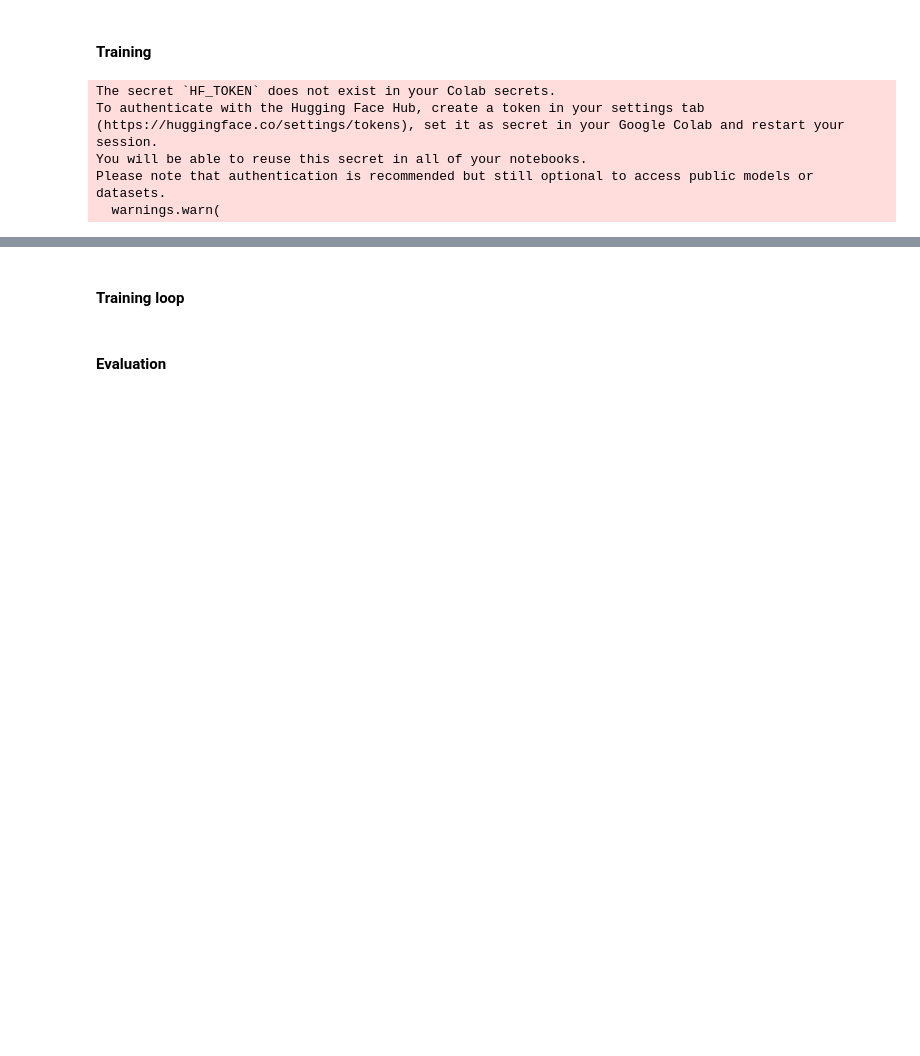
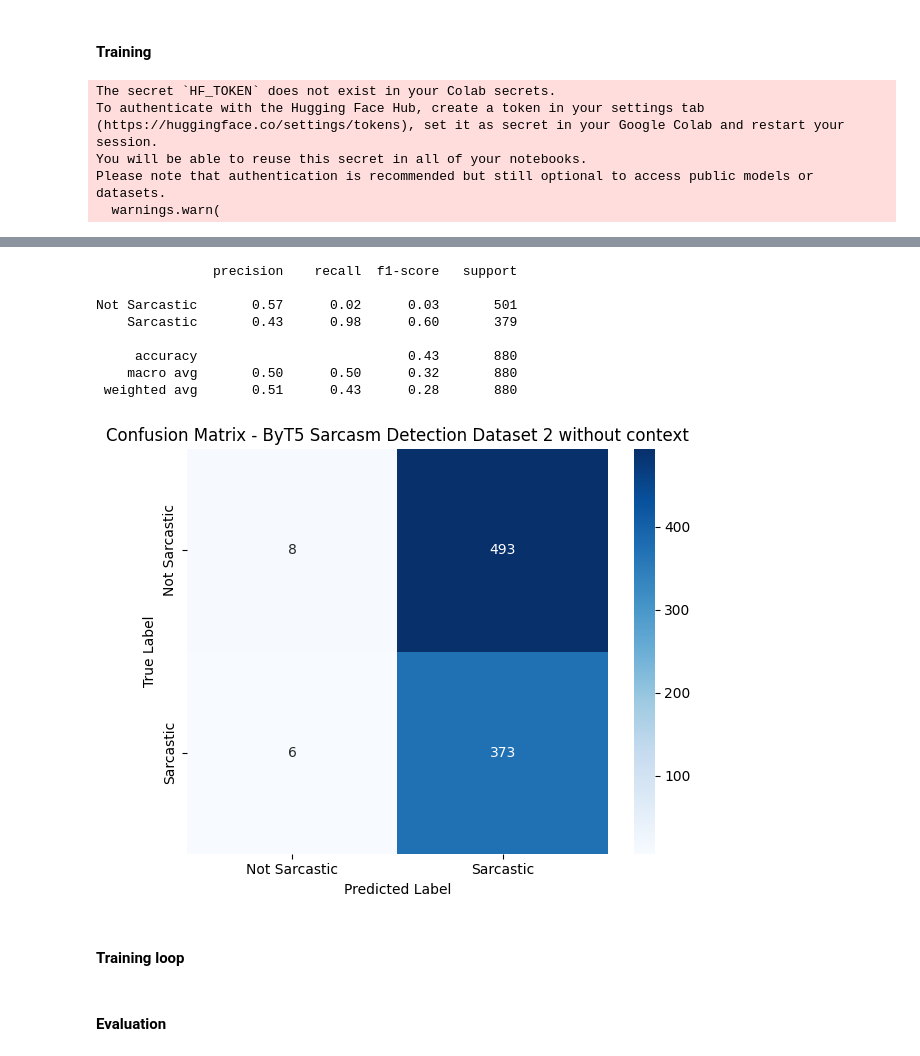
Before and after one commit to minhtripham9/sarcasm-detection, a Jupyter notebook: Code/byt5-DS2.ipynb, the cells around one changed output, grey strips where cells are left out. Saved outputs shown, nothing was run; the diff lists cells and outputs as text; code cells hidden in the pictures; blank space fills up the shorter version.

```diff
--- a/Code/byt5-DS2.ipynb
+++ b/Code/byt5-DS2.ipynb
@@ -31,7 +31,7 @@ from tqdm import tqdm
 # Only read the first 4400 rows and specific columns
 cols_to_use = ['label', 'comment', 'parent_comment']
 
-df = pd.read_csv('Dataset/train-balanced-sarcasm.csv', usecols=cols_to_use, nrows=4400)
+df = pd.read_csv('train-balanced-sarcasm.csv', usecols=cols_to_use, nrows=4400)
 
 # Rename columns
 df = df.rename(columns={
@@ -126,5 +142,5 @@ test_dataset_byt5 = TensorDataset(
 # %%
-batch_size = 24
+batch_size = 16
 
 train_loader = DataLoader(train_dataset_byt5, batch_size=batch_size, shuffle=True)
 test_loader = DataLoader(test_dataset_byt5, batch_size=batch_size)
@@ -136,5 +155,39 @@ model = model.to(device)
 # %%
 optimizer = AdamW(model.parameters(), lr=3e-5)
+# %%
+model.eval()
+preds_byt5, truths_byt5 = [], []
+with torch.no_grad():
+    for batch in test_loader:
+        b_input_ids, b_attn_mask, b_labels = [x.to(device) for x in batch]
+        outputs = model(input_ids=b_input_ids, attention_mask=b_attn_mask)
+        logits = outputs.logits
+        preds_byt5.extend(torch.argmax(logits, dim=1).cpu().numpy())
+        truths_byt5.extend(b_labels.cpu().numpy())
+
+print(classification_report(truths_byt5, preds_byt5, target_names=['Not Sarcastic', 'Sarcastic']))
+
+cm_byt5 = confusion_matrix(truths_byt5, preds_byt5)
+labels = ['Not Sarcastic', 'Sarcastic']
+
+plt.figure(figsize=(6, 5))
+sns.heatmap(cm_byt5, annot=True, fmt='d', cmap='Blues',
+            xticklabels=labels, yticklabels=labels)
+plt.xlabel('Predicted Label')
+plt.ylabel('True Label')
+plt.title('Confusion Matrix - ByT5 Sarcasm Detection Dataset 2 without context')
+plt.tight_layout()
+plt.show()
+# %% [output]
+               precision    recall  f1-score   support
+
+Not Sarcastic       0.57      0.02      0.03       501
+    Sarcastic       0.43      0.98      0.60       379
+
+     accuracy                           0.43       880
+    macro avg       0.50      0.50      0.32       880
+ weighted avg       0.51      0.43      0.28       880
+[figure, added]
 # %% [markdown]
 #### Training loop
 # %%
```
Also changed, not shown: parts of 2 cells of this notebook.
